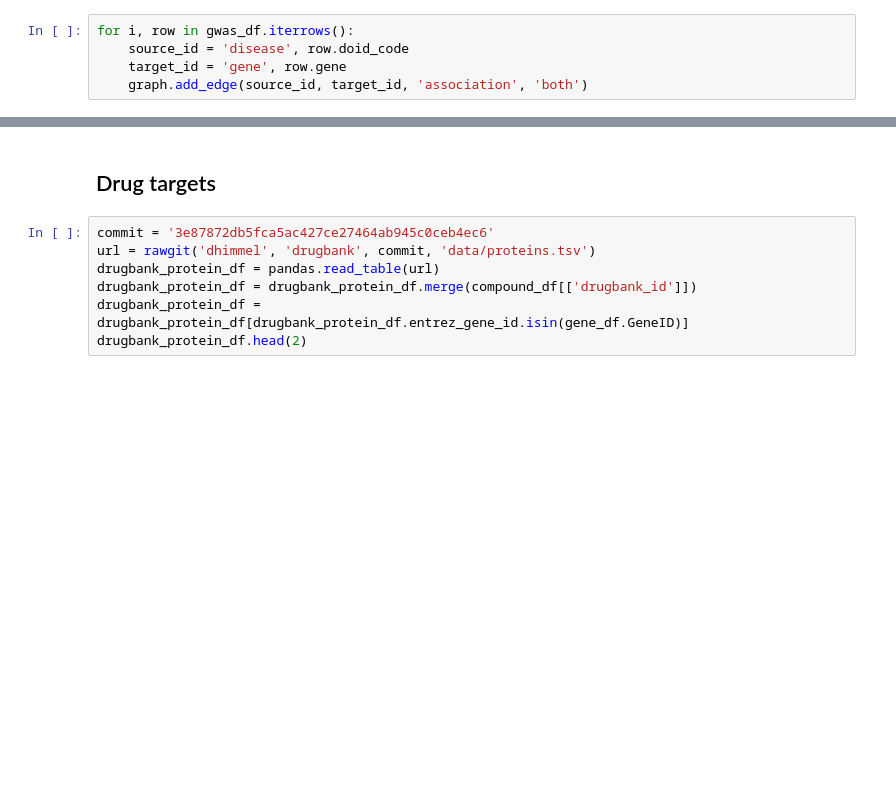
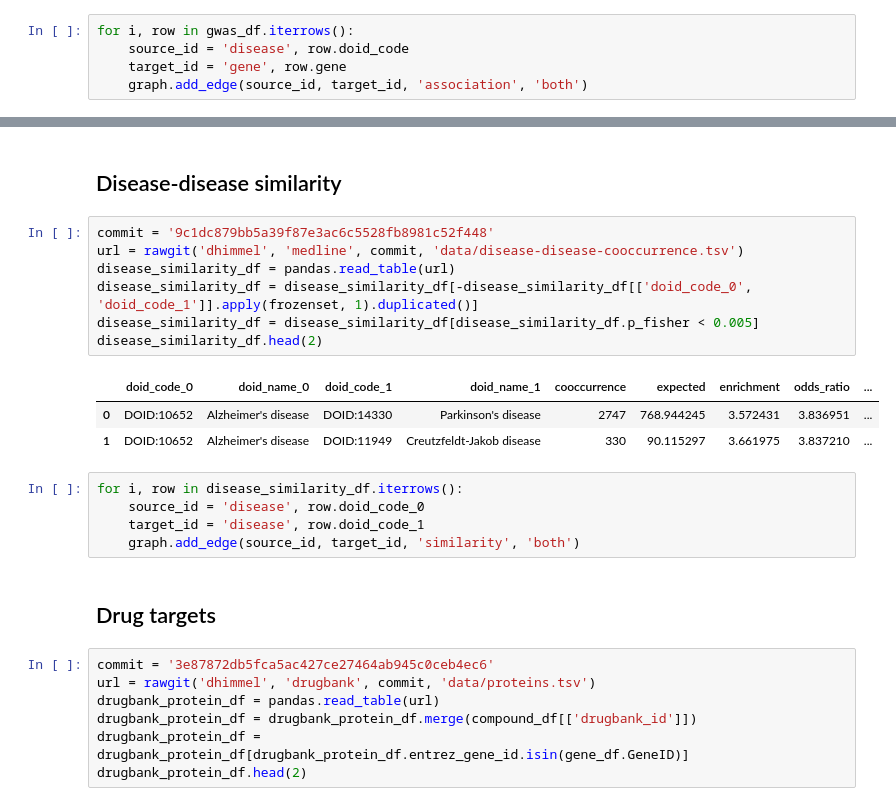
Before and after one commit to dhimmel/integrate, a Jupyter notebook: integrate.ipynb, the cells around one changed output, grey strips where cells are left out. Drawn from its saved outputs; the diff is of its cells as text; blank space fills up the shorter version.

```diff
--- a/integrate.ipynb
+++ b/integrate.ipynb
@@ -136,3 +162,21 @@ for i, row in gwas_df.iterrows():
+# %% [markdown]
+## Disease-disease similarity
+# %%
+commit = '9c1dc879bb5a39f87e3ac6c5528fb8981c52f448'
+url = rawgit('dhimmel', 'medline', commit, 'data/disease-disease-cooccurrence.tsv')
+disease_similarity_df = pandas.read_table(url)
+disease_similarity_df = disease_similarity_df[-disease_similarity_df[['doid_code_0', 'doid_code_1']].apply(frozenset, 1).duplicated()]
+disease_similarity_df = disease_similarity_df[disease_similarity_df.p_fisher < 0.005]
+disease_similarity_df.head(2)
+# %% [output]
+|  | doid_code_0 | doid_name_0 | doid_code_1 | doid_name_1 | cooccurrence | expected | enrichment | odds_ratio | ... |
+| 0 | DOID:10652 | Alzheimer's disease | DOID:14330 | Parkinson's disease | 2747 | 768.944245 | 3.572431 | 3.836951 | ... |
+| 1 | DOID:10652 | Alzheimer's disease | DOID:11949 | Creutzfeldt-Jakob disease | 330 | 90.115297 | 3.661975 | 3.837210 | ... |
+# %%
+for i, row in disease_similarity_df.iterrows():
+    source_id = 'disease', row.doid_code_0
+    target_id = 'disease', row.doid_code_1
+    graph.add_edge(source_id, target_id, 'similarity', 'both')
 # %% [markdown]
 ## Drug targets
 # %%
```
Also changed, not shown: parts of 21 cells of this notebook.
